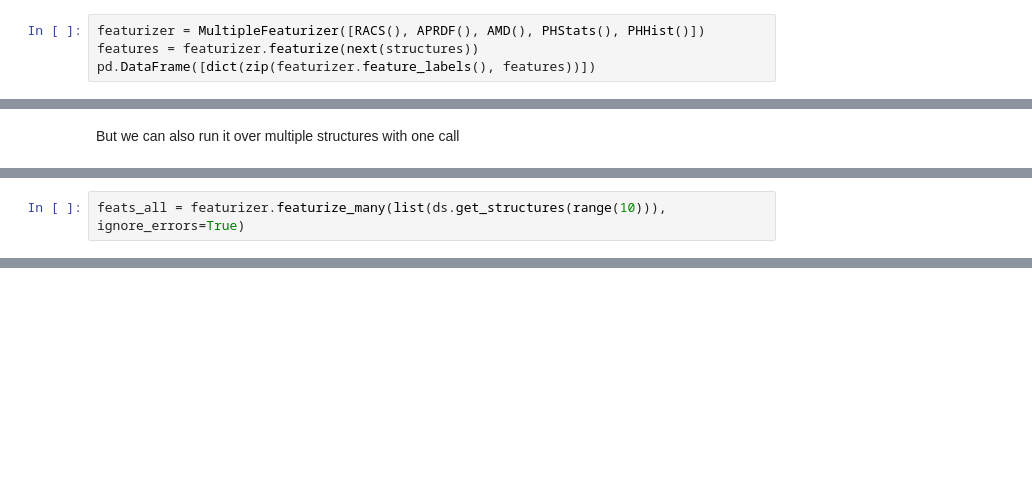
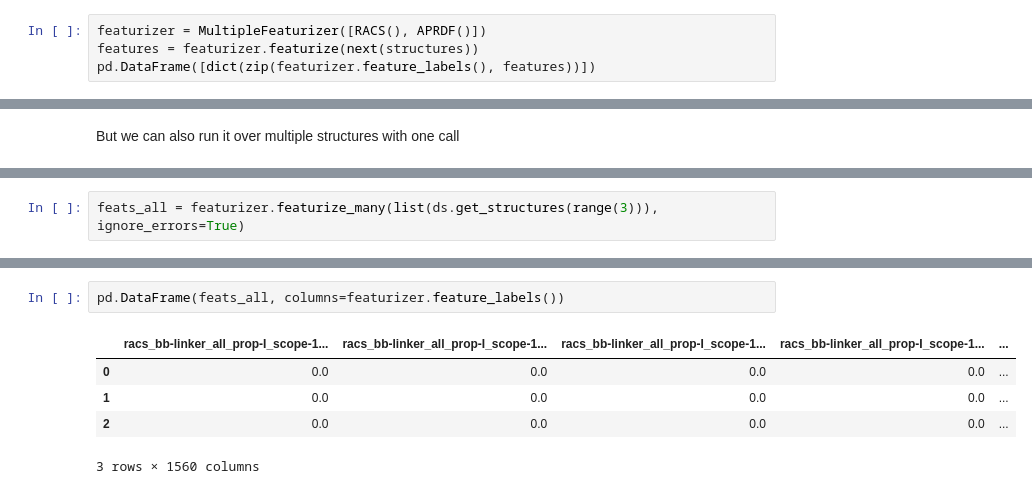
Before and after one commit to kjappelbaum/mofdscribe, a Jupyter notebook: examples/featurize.ipynb, the cells around one changed output, grey strips where cells are left out. Cells and saved outputs as stored; diff of their text form; blank space fills up the shorter version.

```diff
--- a/examples/featurize.ipynb
+++ b/examples/featurize.ipynb
@@ -45,7 +43,7 @@ pd.DataFrame([dict(zip(racs_featurizer.feature_labels(), racs))])
 # %% [markdown]
 However, you can also combine multiple featurizers into a single featurizer.
 # %%
-featurizer = MultipleFeaturizer([RACS(), APRDF(), AMD(), PHStats(), PHHist()])
+featurizer = MultipleFeaturizer([RACS(), APRDF()])
 features = featurizer.featurize(next(structures))
 pd.DataFrame([dict(zip(featurizer.feature_labels(), features))])
 # %% [output]
@@ -61,3 +75,3 @@ But we can also run it over multiple structures with one call
 # %%
-feats_all = featurizer.featurize_many(list(ds.get_structures(range(10))), ignore_errors=True)
+feats_all = featurizer.featurize_many(list(ds.get_structures(range(3))), ignore_errors=True)
 # %% [output]
@@ -64,0 +95,8 @@ UserWarning: resource_tracker: process died unexpectedly, relaunching.  Some res
+# %%
+pd.DataFrame(feats_all, columns=featurizer.feature_labels())
+# %% [output]
+|  | racs_bb-linker_all_prop-I_scope-1... | racs_bb-linker_all_prop-I_scope-1... | racs_bb-linker_all_prop-I_scope-1... | racs_bb-linker_all_prop-I_scope-1... | ... |
+| 0 | 0.0 | 0.0 | 0.0 | 0.0 | ... |
+| 1 | 0.0 | 0.0 | 0.0 | 0.0 | ... |
+| 2 | 0.0 | 0.0 | 0.0 | 0.0 | ... |
+3 rows × 1560 columns
```
Also changed, not shown: parts of 6 cells of this notebook, 31 other files.
